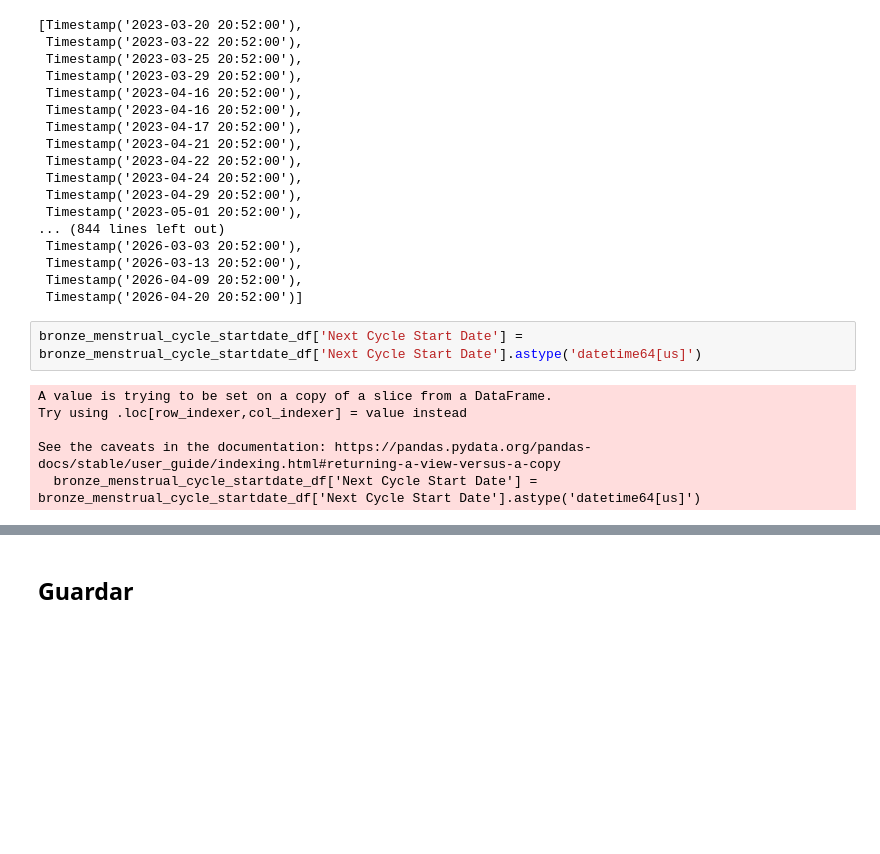
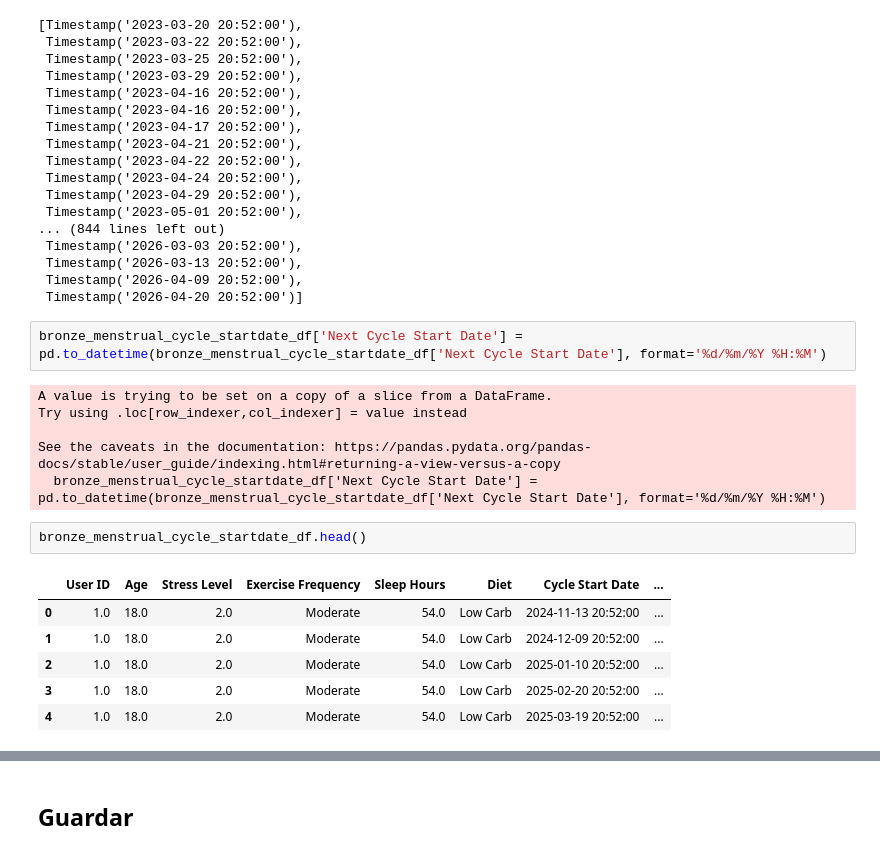
Before and after one commit to paulacadaviecodom/master-analitica-datos-paula-cadavieco, a Jupyter notebook: NB_MC_BR_SL.ipynb, the cells around one changed output, grey strips where cells are left out. Saved outputs shown, nothing was run; the diff lists cells and outputs as text; blank space fills up the shorter version.

Commit message:
Correccion formatos fechas

```diff
--- a/NB_MC_BR_SL.ipynb
+++ b/NB_MC_BR_SL.ipynb
@@ -741,10 +759,19 @@ sorted(bronze_menstrual_cycle_startdate_df['Cycle Start Date'])
  Timestamp('2026-04-09 20:52:00'),
  Timestamp('2026-04-20 20:52:00')]
 # %%
-bronze_menstrual_cycle_startdate_df['Next Cycle Start Date'] = bronze_menstrual_cycle_startdate_df['Next Cycle Start Date'].astype('datetime64[us]')
+bronze_menstrual_cycle_startdate_df['Next Cycle Start Date'] = pd.to_datetime(bronze_menstrual_cycle_startdate_df['Next Cycle Start Date'], format='%d/%m/%Y %H:%M')
 # %% [output]
 A value is trying to be set on a copy of a slice from a DataFrame.
 Try using .loc[row_indexer,col_indexer] = value instead
 
 See the caveats in the documentation: https://pandas.pydata.org/pandas-docs/stable/user_guide/indexing.html#returning-a-view-versus-a-copy
-  bronze_menstrual_cycle_startdate_df['Next Cycle Start Date'] = bronze_menstrual_cycle_startdate_df['Next Cycle Start Date'].astype('datetime64[us]')
+  bronze_menstrual_cycle_startdate_df['Next Cycle Start Date'] = pd.to_datetime(bronze_menstrual_cycle_startdate_df['Next Cycle Start Date'], format='%d/%m/%Y %H:%M')
+# %%
+bronze_menstrual_cycle_startdate_df.head()
+# %% [output]
+|  | User ID | Age | Stress Level | Exercise Frequency | Sleep Hours | Diet | Cycle Start Date | ... |
+| 0 | 1.0 | 18.0 | 2.0 | Moderate | 54.0 | Low Carb | 2024-11-13 20:52:00 | ... |
+| 1 | 1.0 | 18.0 | 2.0 | Moderate | 54.0 | Low Carb | 2024-12-09 20:52:00 | ... |
+| 2 | 1.0 | 18.0 | 2.0 | Moderate | 54.0 | Low Carb | 2025-01-10 20:52:00 | ... |
+| 3 | 1.0 | 18.0 | 2.0 | Moderate | 54.0 | Low Carb | 2025-02-20 20:52:00 | ... |
+| 4 | 1.0 | 18.0 | 2.0 | Moderate | 54.0 | Low Carb | 2025-03-19 20:52:00 | ... |
```
Also changed, not shown: parts of 10 cells of this notebook, 1 other file.
